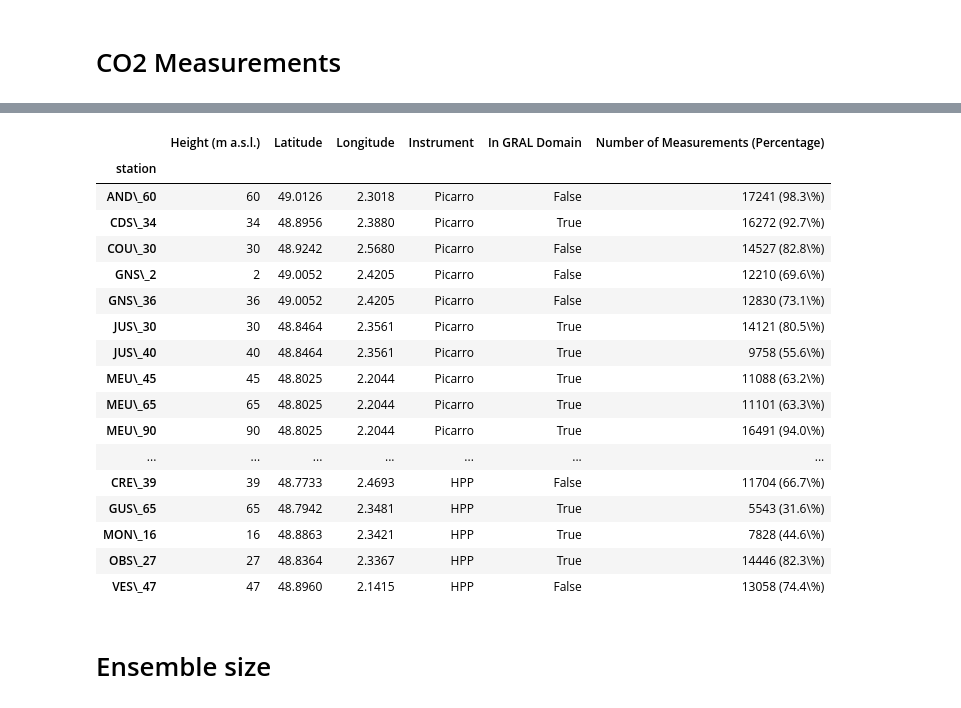
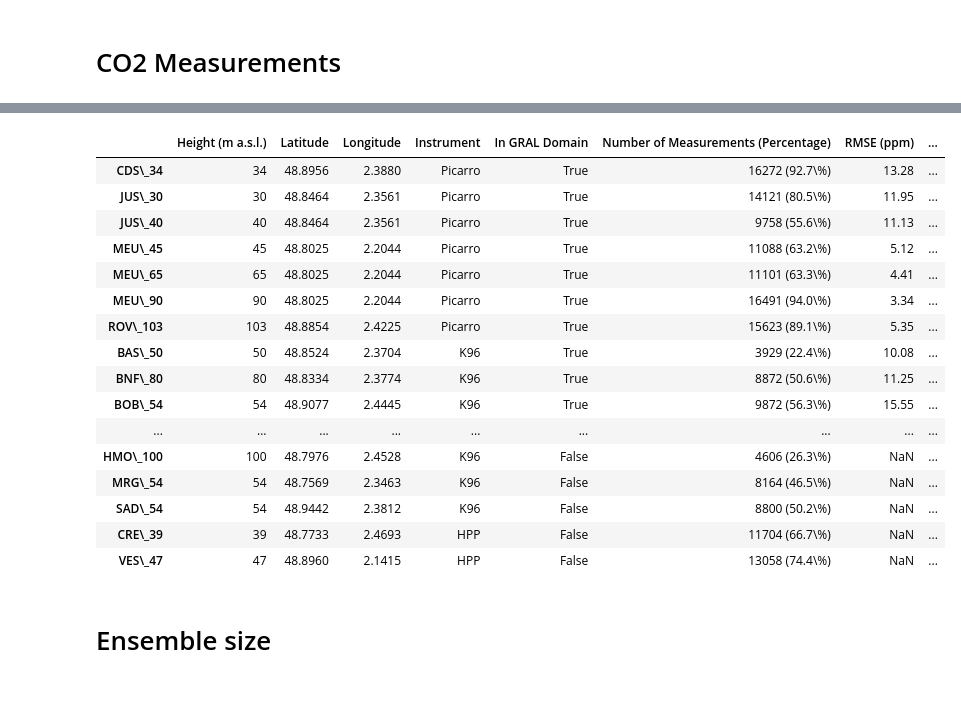
Before and after one commit to ATMO-IUP-UHEI/paris_2025, a Jupyter notebook: scripts/create_tables.ipynb, the cells around one changed output, grey strips where cells are left out. Saved outputs shown, nothing was run; the diff lists cells and outputs as text; code cells hidden in the pictures.

Commit message:
feat: add model measurement mismatch to tables

```diff
--- a/scripts/create_tables.ipynb
+++ b/scripts/create_tables.ipynb
@@ -116,0 +182,3 @@ display(relative_contributions.round(1))
+# %%
+combined, _ = p.plotting._loaders.load_combined_data()
+co2 = ggp.load("co2_measurements", CONFIG).co2
@@ -117,6 +191,11 @@ display(relative_contributions.round(1))
+# %%
+for_table = combined.sel(station=~combined.station.str.contains("Mean"))  # Drop Mean
+analysis_df = create_analysis_table(
+    for_table.sel(dataset="Origins.earth"),
+    for_table.sel(dataset="CO2"),
+    for_table.sel(dataset="Background"),
+)[["rmse", "bias"]].round(2)
 # %%
-co2 = ggp.load("co2_measurements", CONFIG).co2
-
 # Calculate the available measurements in 2023 to 2024
 co2_period = co2.sel(time=slice("2023", "2024"))
 n_total = co2_period.sizes["time"]
@@ -141,6 +220,10 @@ df = (
         ]
     ]
 )
+
+# Concat tables
+df = pd.concat([df, analysis_df], axis="columns")
+
 # Rename columns
 df = df.rename(
     columns={
@@ -152,12 +235,15 @@ df = df.rename(
         "instrument": "Instrument",
         "in_gral_domain": "In GRAL Domain",
         "measurement_availability": "Number of Measurements (Percentage)",
+        "rmse": "RMSE (ppm)",
+        "bias": "Bias (ppm)",
     }
 )
+
 # Sort by Instrument, then by Code, and then by Height
 df = df.sort_values(
-    by=["Instrument", "Code", "Height (m a.s.l.)"],
-    ascending=[False, True, True],
+    by=["In GRAL Domain", "Instrument", "Code", "Height (m a.s.l.)"],
+    ascending=[False, False, True, True],
 )
 
 # Drop "Code"
@@ -179,6 +265,19 @@ df["Latitude"] = df["Latitude"].round(4)
 df["Longitude"] = df["Longitude"].round(4)
 
 
-print(df.to_latex(float_format="%.4f"))
+print(
+    df[
+        [
+            "Height (m a.s.l.)",
+            "Latitude",
+            "Longitude",
+            "Instrument",
+            "In GRAL Domain",
+            "Number of Measurements (Percentage)",
+            "RMSE (ppm)",
+            "Bias (ppm)",
+        ]
+    ].to_latex(float_format="%.2f")
+)
 df
 # %% [output]
@@ -203,21 +301,20 @@ VES\_47 & 47 & 48.8960 & 2.1415 & HPP & False & 13058 (74.4\%) \\
-|  | Height (m a.s.l.) | Latitude | Longitude | Instrument | In GRAL Domain | Number of Measurements (Percentage) |
-| station |  |  |  |  |  |  |
-| AND\_60 | 60 | 49.0126 | 2.3018 | Picarro | False | 17241 (98.3\%) |
-| CDS\_34 | 34 | 48.8956 | 2.3880 | Picarro | True | 16272 (92.7\%) |
-| COU\_30 | 30 | 48.9242 | 2.5680 | Picarro | False | 14527 (82.8\%) |
-| GNS\_2 | 2 | 49.0052 | 2.4205 | Picarro | False | 12210 (69.6\%) |
-| GNS\_36 | 36 | 49.0052 | 2.4205 | Picarro | False | 12830 (73.1\%) |
-| JUS\_30 | 30 | 48.8464 | 2.3561 | Picarro | True | 14121 (80.5\%) |
-| JUS\_40 | 40 | 48.8464 | 2.3561 | Picarro | True | 9758 (55.6\%) |
-| MEU\_45 | 45 | 48.8025 | 2.2044 | Picarro | True | 11088 (63.2\%) |
-| MEU\_65 | 65 | 48.8025 | 2.2044 | Picarro | True | 11101 (63.3\%) |
-| MEU\_90 | 90 | 48.8025 | 2.2044 | Picarro | True | 16491 (94.0\%) |
-| ... | ... | ... | ... | ... | ... | ... |
-| CRE\_39 | 39 | 48.7733 | 2.4693 | HPP | False | 11704 (66.7\%) |
-| GUS\_65 | 65 | 48.7942 | 2.3481 | HPP | True | 5543 (31.6\%) |
-| MON\_16 | 16 | 48.8863 | 2.3421 | HPP | True | 7828 (44.6\%) |
-| OBS\_27 | 27 | 48.8364 | 2.3367 | HPP | True | 14446 (82.3\%) |
-| VES\_47 | 47 | 48.8960 | 2.1415 | HPP | False | 13058 (74.4\%) |
+|  | Height (m a.s.l.) | Latitude | Longitude | Instrument | In GRAL Domain | Number of Measurements (Percentage) | RMSE (ppm) | ... |
+| CDS\_34 | 34 | 48.8956 | 2.3880 | Picarro | True | 16272 (92.7\%) | 13.28 | ... |
+| JUS\_30 | 30 | 48.8464 | 2.3561 | Picarro | True | 14121 (80.5\%) | 11.95 | ... |
+| JUS\_40 | 40 | 48.8464 | 2.3561 | Picarro | True | 9758 (55.6\%) | 11.13 | ... |
+| MEU\_45 | 45 | 48.8025 | 2.2044 | Picarro | True | 11088 (63.2\%) | 5.12 | ... |
+| MEU\_65 | 65 | 48.8025 | 2.2044 | Picarro | True | 11101 (63.3\%) | 4.41 | ... |
+| MEU\_90 | 90 | 48.8025 | 2.2044 | Picarro | True | 16491 (94.0\%) | 3.34 | ... |
+| ROV\_103 | 103 | 48.8854 | 2.4225 | Picarro | True | 15623 (89.1\%) | 5.35 | ... |
+| BAS\_50 | 50 | 48.8524 | 2.3704 | K96 | True | 3929 (22.4\%) | 10.08 | ... |
+| BNF\_80 | 80 | 48.8334 | 2.3774 | K96 | True | 8872 (50.6\%) | 11.25 | ... |
+| BOB\_54 | 54 | 48.9077 | 2.4445 | K96 | True | 9872 (56.3\%) | 15.55 | ... |
+| ... | ... | ... | ... | ... | ... | ... | ... | ... |
+| HMO\_100 | 100 | 48.7976 | 2.4528 | K96 | False | 4606 (26.3\%) | NaN | ... |
+| MRG\_54 | 54 | 48.7569 | 2.3463 | K96 | False | 8164 (46.5\%) | NaN | ... |
+| SAD\_54 | 54 | 48.9442 | 2.3812 | K96 | False | 8800 (50.2\%) | NaN | ... |
+| CRE\_39 | 39 | 48.7733 | 2.4693 | HPP | False | 11704 (66.7\%) | NaN | ... |
+| VES\_47 | 47 | 48.8960 | 2.1415 | HPP | False | 13058 (74.4\%) | NaN | ... |
 # %% [markdown]
 # Ensemble size
 # %%
```
Also changed, not shown: parts of 5 cells of this notebook.
